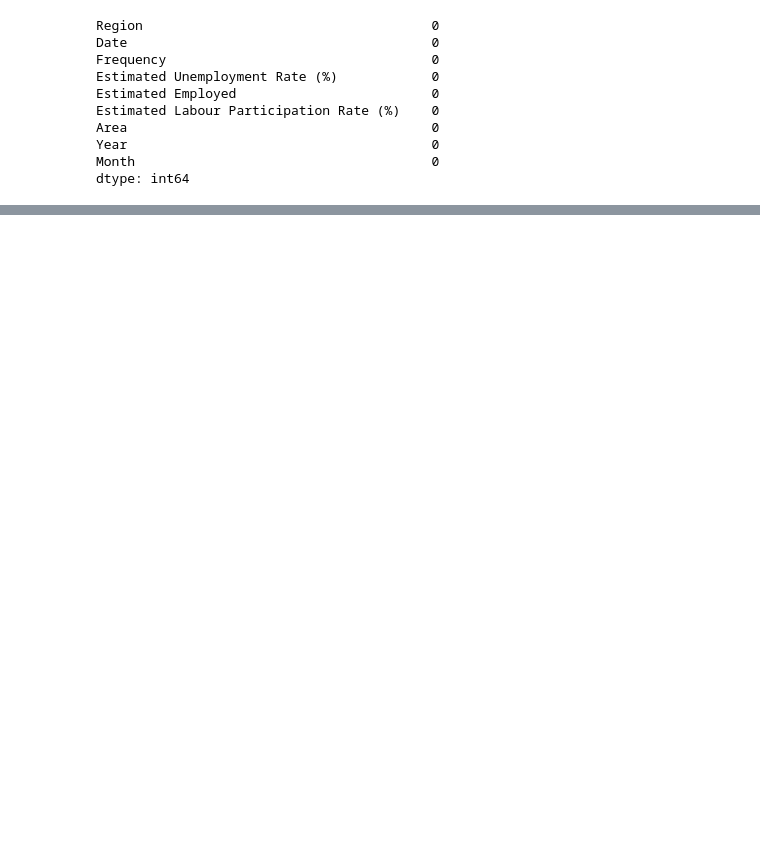
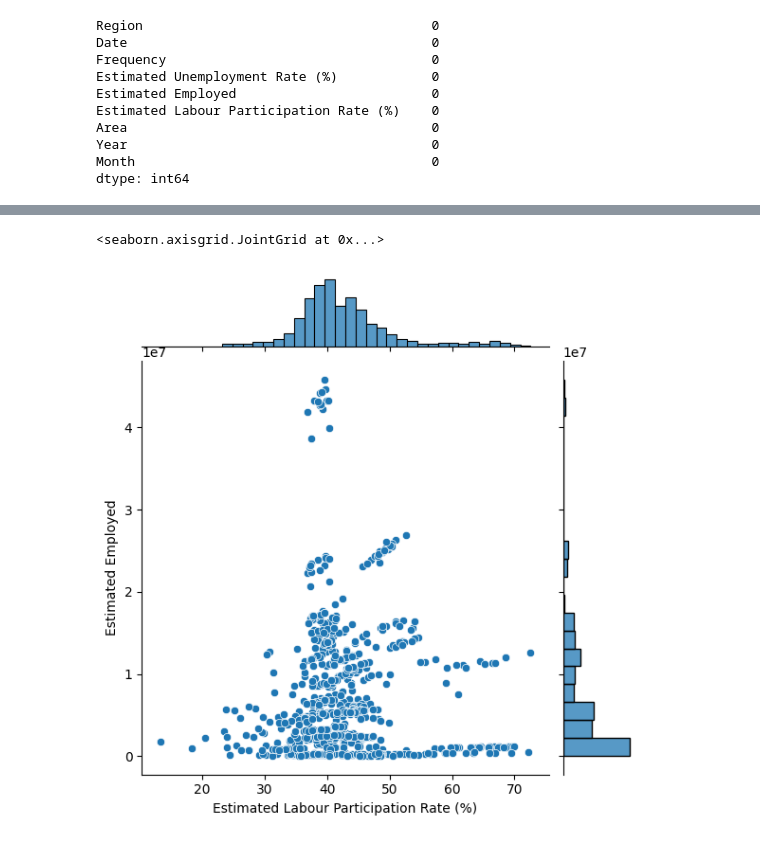
Before and after one commit to Rana0075/Analyzing-and-Forecasting-Unemployment-Trends-in-India, a Jupyter notebook: Analyzing and Forecasting Unemployment Trends in India.ipynb, the cells around one changed output, grey strips where cells are left out. Cells and saved outputs as stored; diff of their text form; code cells hidden in the pictures; blank space fills up the shorter version.

```diff
--- a/Analyzing and Forecasting Unemployment Trends in India.ipynb
+++ b/Analyzing and Forecasting Unemployment Trends in India.ipynb
@@ -212,0 +256,5 @@ dtype: int64
+# %%
+sns.jointplot(y=df1['Estimated Employed'],x=df1['Estimated Labour Participation Rate (%)'])
+# %% [output]
+<seaborn.axisgrid.JointGrid at 0x...>
+[figure, added]
```
Also changed, not shown: parts of 21 cells of this notebook.
